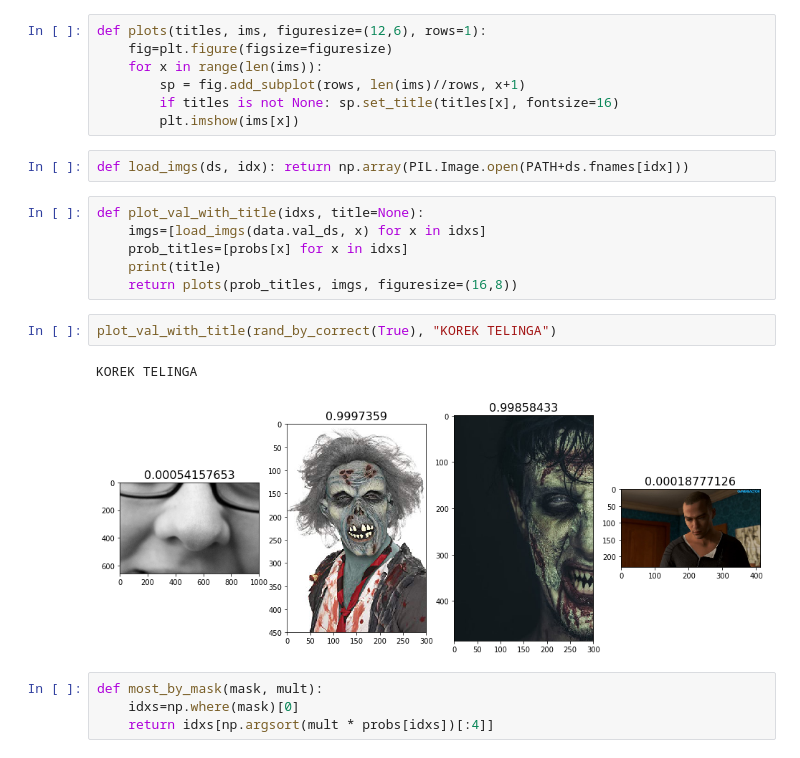
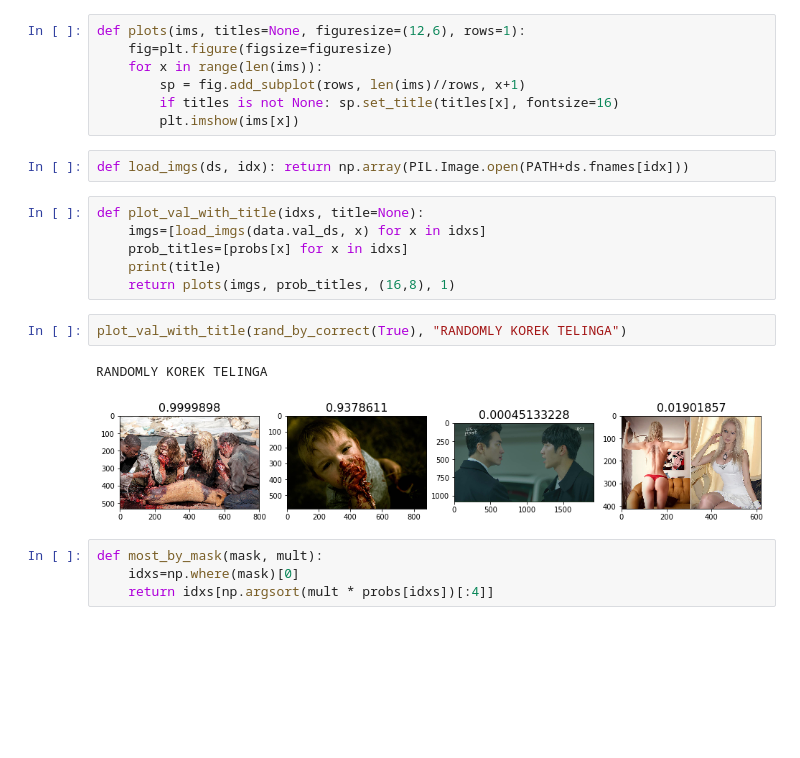
Before and after one commit to rooftoofwoof/ml-100, a Jupyter notebook: ReplicaLesson1.ipynb, the cells around one changed output. Saved outputs shown, nothing was run; the diff lists cells and outputs as text; blank space fills up the shorter version.

```diff
--- a/ReplicaLesson1.ipynb
+++ b/ReplicaLesson1.ipynb
@@ -137,7 +139,7 @@ array([0.09836, 0.01966, 0.0004 , 0.57946, 0.12166, 0.02192, 0.00021, 0.50996, 0
 def rand_by_mask(mask): return np.random.choice(np.where(mask)[0], min(len(preds), 4), replace=False)
 def rand_by_correct(is_correct): return rand_by_mask((preds==data.val_y)==is_correct)
 # %%
-def plots(titles, ims, figuresize=(12,6), rows=1):
+def plots(ims, titles=None, figuresize=(12,6), rows=1):
     fig=plt.figure(figsize=figuresize)
     for x in range(len(ims)):
         sp = fig.add_subplot(rows, len(ims)//rows, x+1)
@@ -150,12 +152,12 @@ def plot_val_with_title(idxs, title=None):
     imgs=[load_imgs(data.val_ds, x) for x in idxs]
     prob_titles=[probs[x] for x in idxs]
     print(title)
-    return plots(prob_titles, imgs, figuresize=(16,8))
+    return plots(imgs, prob_titles, (16,8), 1)
 # %%
-plot_val_with_title(rand_by_correct(True), "KOREK TELINGA")
+plot_val_with_title(rand_by_correct(True), "RANDOMLY KOREK TELINGA")
 # %% [output]
-KOREK TELINGA
+RANDOMLY KOREK TELINGA
-[figure, old version]
+[figure, new version]
 # %%
 def most_by_mask(mask, mult):
     idxs=np.where(mask)[0]
```
Also changed, not shown: parts of 45 cells of this notebook.
